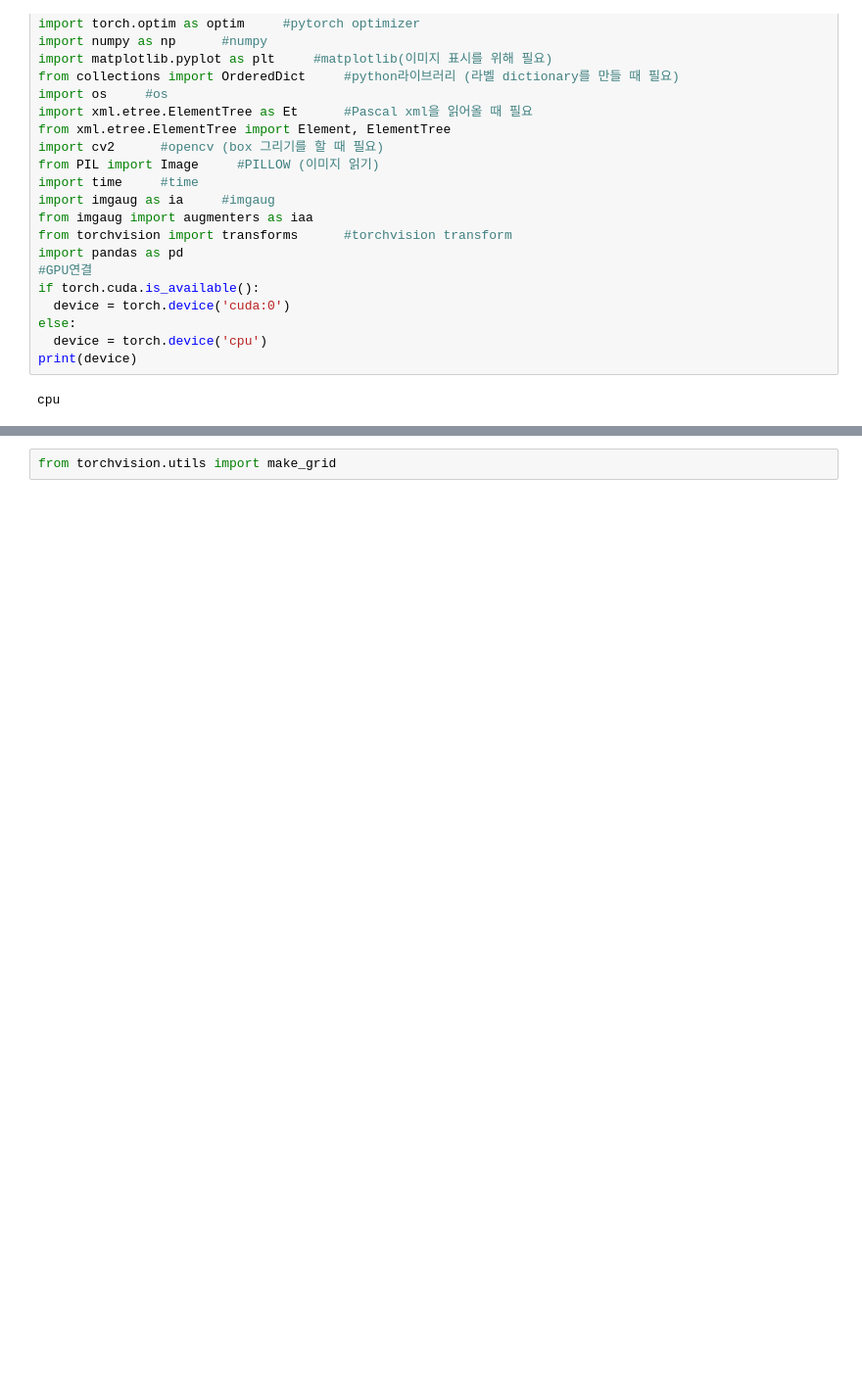
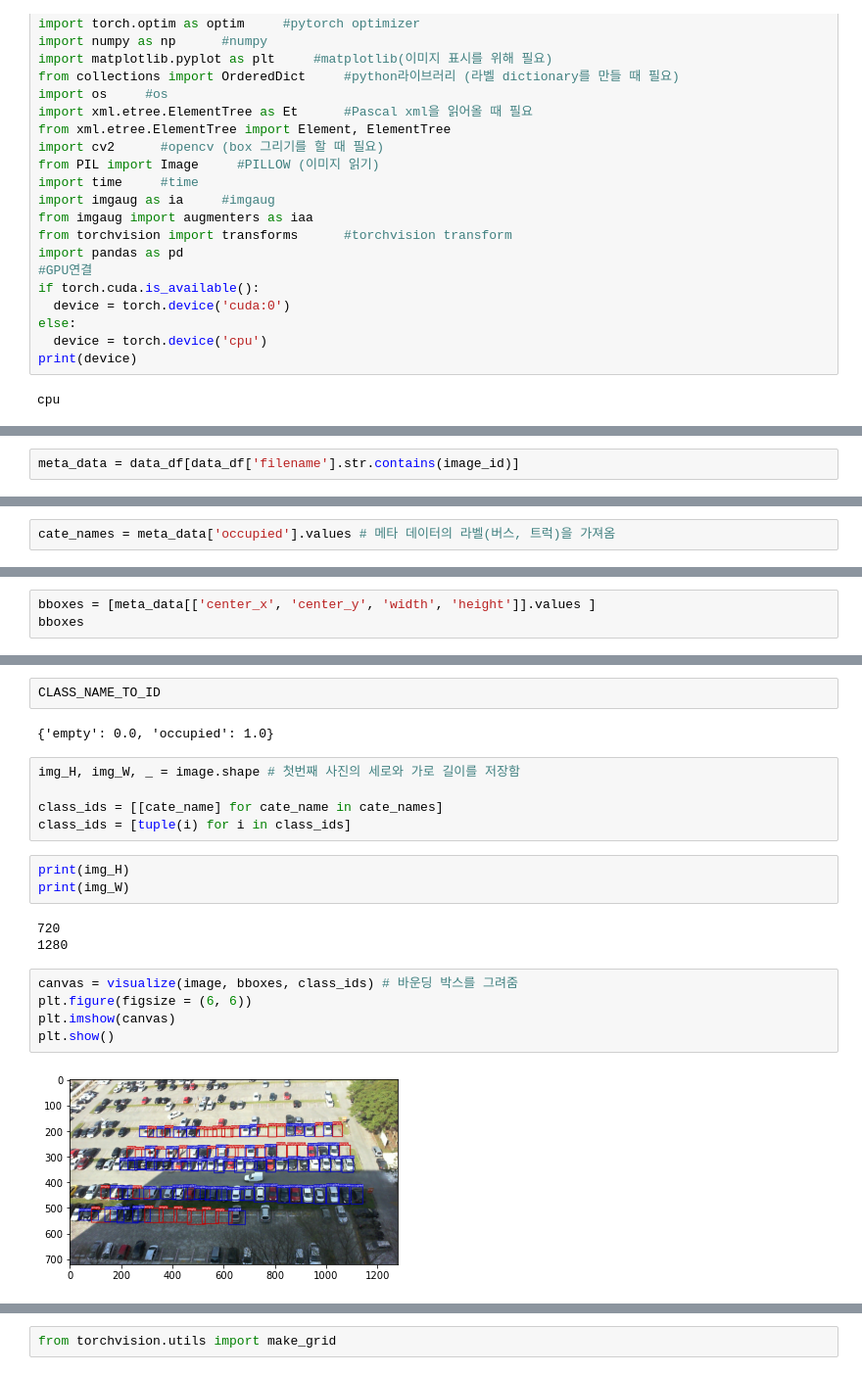
Before and after one commit to BPark01/Parking-Lot-Object-Detection, a Jupyter notebook: project.ipynb, the cells around one changed output, grey strips where cells are left out. Shown: that part at 98% size. Saved outputs shown, nothing was run; the diff lists cells and outputs as text; blank space fills up the shorter version.

```diff
--- a/project.ipynb
+++ b/project.ipynb
@@ -54,0 +94,2 @@ image_path = os.path.join('../DRIVING-DATASET/Detection/images/', image_file) #
+# %%
+meta_data = data_df[data_df['filename'].str.contains(image_id)]
@@ -54,0 +112,2 @@ image_path = os.path.join('../DRIVING-DATASET/Detection/images/', image_file) #
+# %%
+cate_names = meta_data['occupied'].values # 메타 데이터의 라벨(버스, 트럭)을 가져옴
@@ -54,0 +128,3 @@ image_path = os.path.join('../DRIVING-DATASET/Detection/images/', image_file) #
+# %%
+bboxes = [meta_data[['center_x', 'center_y', 'width', 'height']].values ]
+bboxes
@@ -55,2 +149,24 @@ image_path = os.path.join('../DRIVING-DATASET/Detection/images/', image_file) #
+# %%
+CLASS_NAME_TO_ID
+# %% [output]
+{'empty': 0.0, 'occupied': 1.0}
+# %%
+img_H, img_W, _ = image.shape # 첫번째 사진의 세로와 가로 길이를 저장함
+
+class_ids = [[cate_name] for cate_name in cate_names]
+class_ids = [tuple(i) for i in class_ids]
+# %%
+print(img_H)
+print(img_W)
+# %% [output]
+720
+1280
+# %%
+canvas = visualize(image, bboxes, class_ids) # 바운딩 박스를 그려줌
+plt.figure(figsize = (6, 6))
+plt.imshow(canvas)
+plt.show()
+# %% [output]
+[figure, added]
 # %%
 class Detection_dataset() :
```
Also changed, not shown: parts of 38 cells of this notebook, 5 other files.
